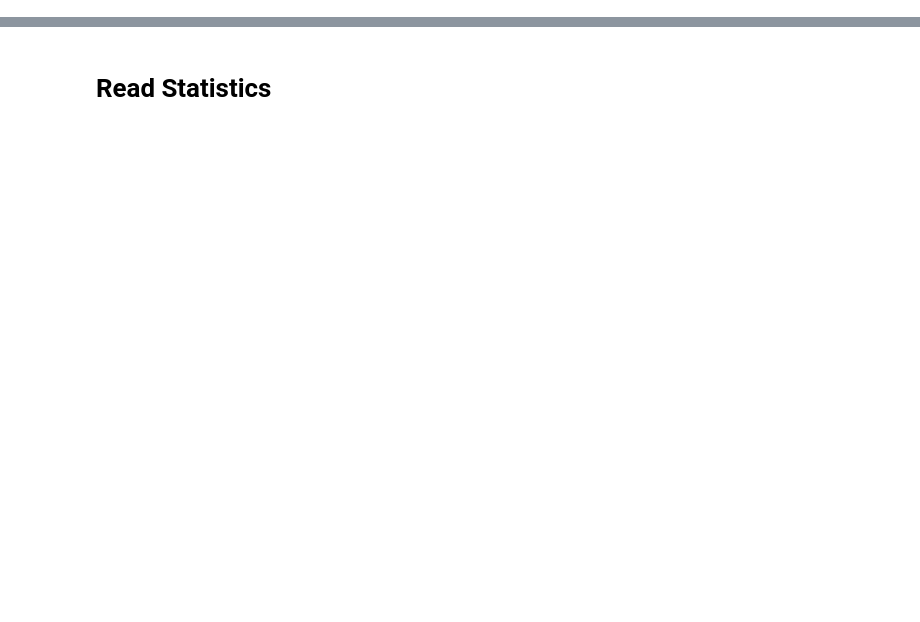
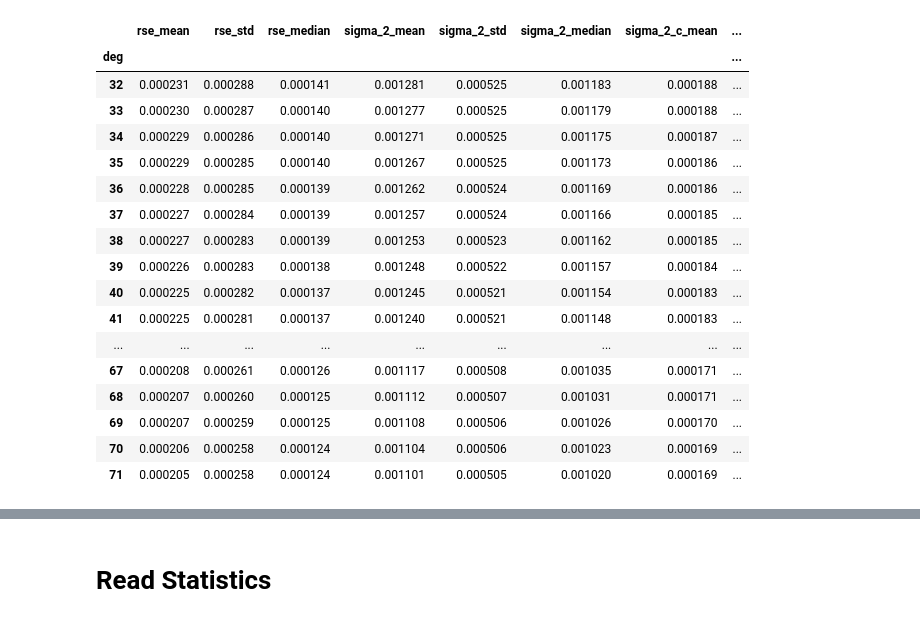
Before and after one commit to MartinAstro/GravNN, a Jupyter notebook: Scripts/Notebooks/open_stats.ipynb, the cells around one changed output, grey strips where cells are left out. Cells and saved outputs as stored; diff of their text form; code cells hidden in the pictures; blank space fills up the shorter version.

```diff
--- a/Scripts/Notebooks/open_stats.ipynb
+++ b/Scripts/Notebooks/open_stats.ipynb
@@ -39,6 +45,33 @@ file_name = 'C:\\Users\\John\\Documents\\Research\\ML_Gravity\\Data\\Dataframes\
 
 
 df = pd.read_pickle(file_name)
+# %%
+file_name = 'C:\\Users\\John\\Documents\\Research\\ML_Gravity\\Data\\Dataframes\\sh_stats_Brillouin.data' # Generalization
+
+
+
+
+stats = pd.read_pickle(file_name)
+stats.iloc[30:70]
+# %% [output]
+|  | rse_mean | rse_std | rse_median | sigma_2_mean | sigma_2_std | sigma_2_median | sigma_2_c_mean | ... |
+| deg |  |  |  |  |  |  |  | ... |
+| 32 | 0.000231 | 0.000288 | 0.000141 | 0.001281 | 0.000525 | 0.001183 | 0.000188 | ... |
+| 33 | 0.000230 | 0.000287 | 0.000140 | 0.001277 | 0.000525 | 0.001179 | 0.000188 | ... |
+| 34 | 0.000229 | 0.000286 | 0.000140 | 0.001271 | 0.000525 | 0.001175 | 0.000187 | ... |
+| 35 | 0.000229 | 0.000285 | 0.000140 | 0.001267 | 0.000525 | 0.001173 | 0.000186 | ... |
+| 36 | 0.000228 | 0.000285 | 0.000139 | 0.001262 | 0.000524 | 0.001169 | 0.000186 | ... |
+| 37 | 0.000227 | 0.000284 | 0.000139 | 0.001257 | 0.000524 | 0.001166 | 0.000185 | ... |
+| 38 | 0.000227 | 0.000283 | 0.000139 | 0.001253 | 0.000523 | 0.001162 | 0.000185 | ... |
+| 39 | 0.000226 | 0.000283 | 0.000138 | 0.001248 | 0.000522 | 0.001157 | 0.000184 | ... |
+| 40 | 0.000225 | 0.000282 | 0.000137 | 0.001245 | 0.000521 | 0.001154 | 0.000183 | ... |
+| 41 | 0.000225 | 0.000281 | 0.000137 | 0.001240 | 0.000521 | 0.001148 | 0.000183 | ... |
+| ... | ... | ... | ... | ... | ... | ... | ... | ... |
+| 67 | 0.000208 | 0.000261 | 0.000126 | 0.001117 | 0.000508 | 0.001035 | 0.000171 | ... |
+| 68 | 0.000207 | 0.000260 | 0.000125 | 0.001112 | 0.000507 | 0.001031 | 0.000171 | ... |
+| 69 | 0.000207 | 0.000259 | 0.000125 | 0.001108 | 0.000506 | 0.001026 | 0.000170 | ... |
+| 70 | 0.000206 | 0.000258 | 0.000124 | 0.001104 | 0.000506 | 0.001023 | 0.000169 | ... |
+| 71 | 0.000205 | 0.000258 | 0.000124 | 0.001101 | 0.000505 | 0.001020 | 0.000169 | ... |
 # %%
 df.columns
 # %% [output]
```
Also changed, not shown: parts of 9 cells of this notebook, 23 other files.
